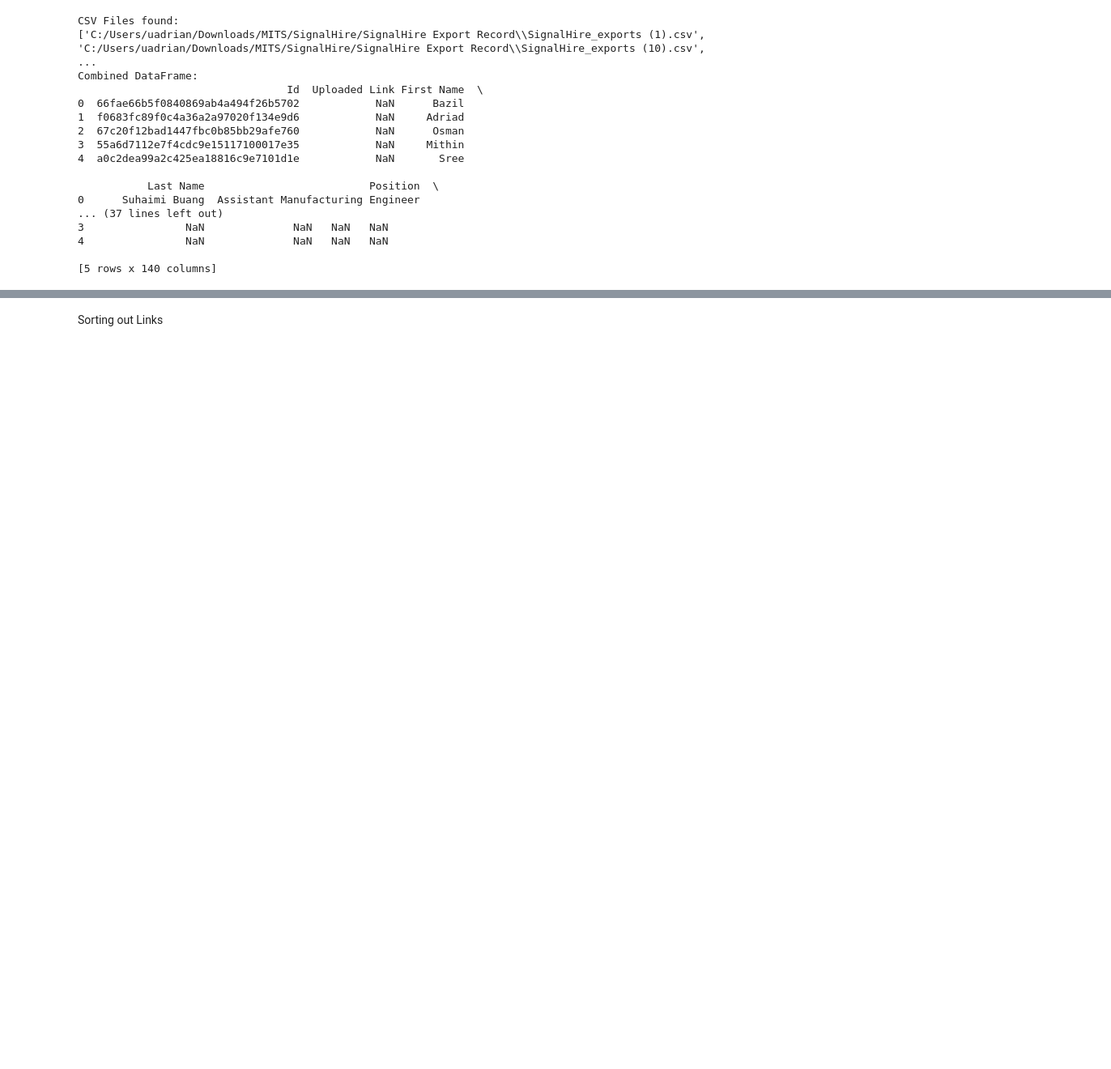
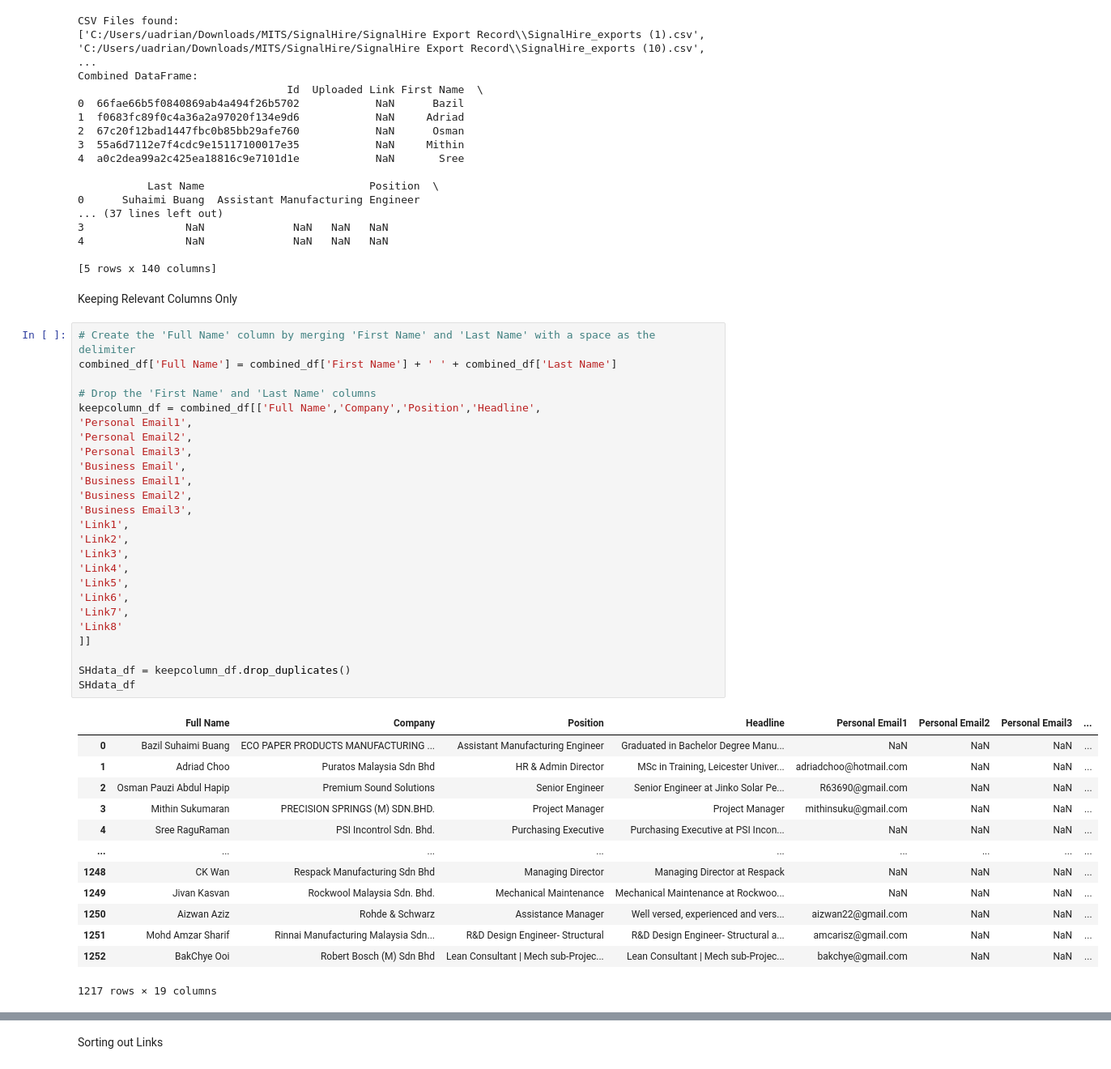
Before and after one commit to maeltwosinggit/My-Projects, a Jupyter notebook: Project 4 - Webscrape/SignalHire/NameCompiler.ipynb, the cells around one changed output, grey strips where cells are left out. Shown at 81% size. Drawn from its saved outputs; the diff is of its cells as text; blank space fills up the shorter version.

```diff
--- a/Project 4 - Webscrape/SignalHire/NameCompiler.ipynb
+++ b/Project 4 - Webscrape/SignalHire/NameCompiler.ipynb
@@ -51,3 +52,44 @@ Combined DataFrame:
 4                NaN              NaN   NaN   NaN
 
 [5 rows x 140 columns]
+# %% [markdown]
+Keeping Relevant Columns Only
+# %%
+# Create the 'Full Name' column by merging 'First Name' and 'Last Name' with a space as the delimiter
+combined_df['Full Name'] = combined_df['First Name'] + ' ' + combined_df['Last Name']
+
+# Drop the 'First Name' and 'Last Name' columns
+keepcolumn_df = combined_df[['Full Name','Company','Position','Headline',
+'Personal Email1',
+'Personal Email2',
+'Personal Email3',
+'Business Email',
+'Business Email1',
+'Business Email2',
+'Business Email3',
+'Link1',
+'Link2',
+'Link3',
+'Link4',
+'Link5',
+'Link6',
+'Link7',
+'Link8'
+]]
+
+SHdata_df = keepcolumn_df.drop_duplicates()
+SHdata_df
+# %% [output]
+|  | Full Name | Company | Position | Headline | Personal Email1 | Personal Email2 | Personal Email3 | ... |
+| 0 | Bazil Suhaimi Buang | ECO PAPER PRODUCTS MANUFACTURING ... | Assistant Manufacturing Engineer | Graduated in Bachelor Degree Manu... | NaN | NaN | NaN | ... |
+| 1 | Adriad Choo | Puratos Malaysia Sdn Bhd | HR & Admin Director | MSc in Training, Leicester Univer... | adriadchoo@hotmail.com | NaN | NaN | ... |
+| 2 | Osman Pauzi Abdul Hapip | Premium Sound Solutions | Senior Engineer | Senior Engineer at Jinko Solar Pe... | R63690@gmail.com | NaN | NaN | ... |
+| 3 | Mithin Sukumaran | PRECISION SPRINGS (M) SDN.BHD. | Project Manager | Project Manager | mithinsuku@gmail.com | NaN | NaN | ... |
+| 4 | Sree RaguRaman | PSI Incontrol Sdn. Bhd. | Purchasing Executive | Purchasing Executive at PSI Incon... | NaN | NaN | NaN | ... |
+| ... | ... | ... | ... | ... | ... | ... | ... | ... |
+| 1248 | CK Wan | Respack Manufacturing Sdn Bhd | Managing Director | Managing Director at Respack | NaN | NaN | NaN | ... |
+| 1249 | Jivan Kasvan | Rockwool Malaysia Sdn. Bhd. | Mechanical Maintenance | Mechanical Maintenance at Rockwoo... | NaN | NaN | NaN | ... |
+| 1250 | Aizwan Aziz | Rohde & Schwarz | Assistance Manager | Well versed, experienced and vers... | aizwan22@gmail.com | NaN | NaN | ... |
+| 1251 | Mohd Amzar Sharif | Rinnai Manufacturing Malaysia Sdn... | R&D Design Engineer- Structural | R&D Design Engineer- Structural a... | amcarisz@gmail.com | NaN | NaN | ... |
+| 1252 | BakChye Ooi | Robert Bosch (M) Sdn Bhd | Lean Consultant | Mech sub-Projec... | Lean Consultant | Mech sub-Projec... | bakchye@gmail.com | NaN | NaN | ... |
+1217 rows × 19 columns
```
Also changed, not shown: parts of 10 cells of this notebook.
